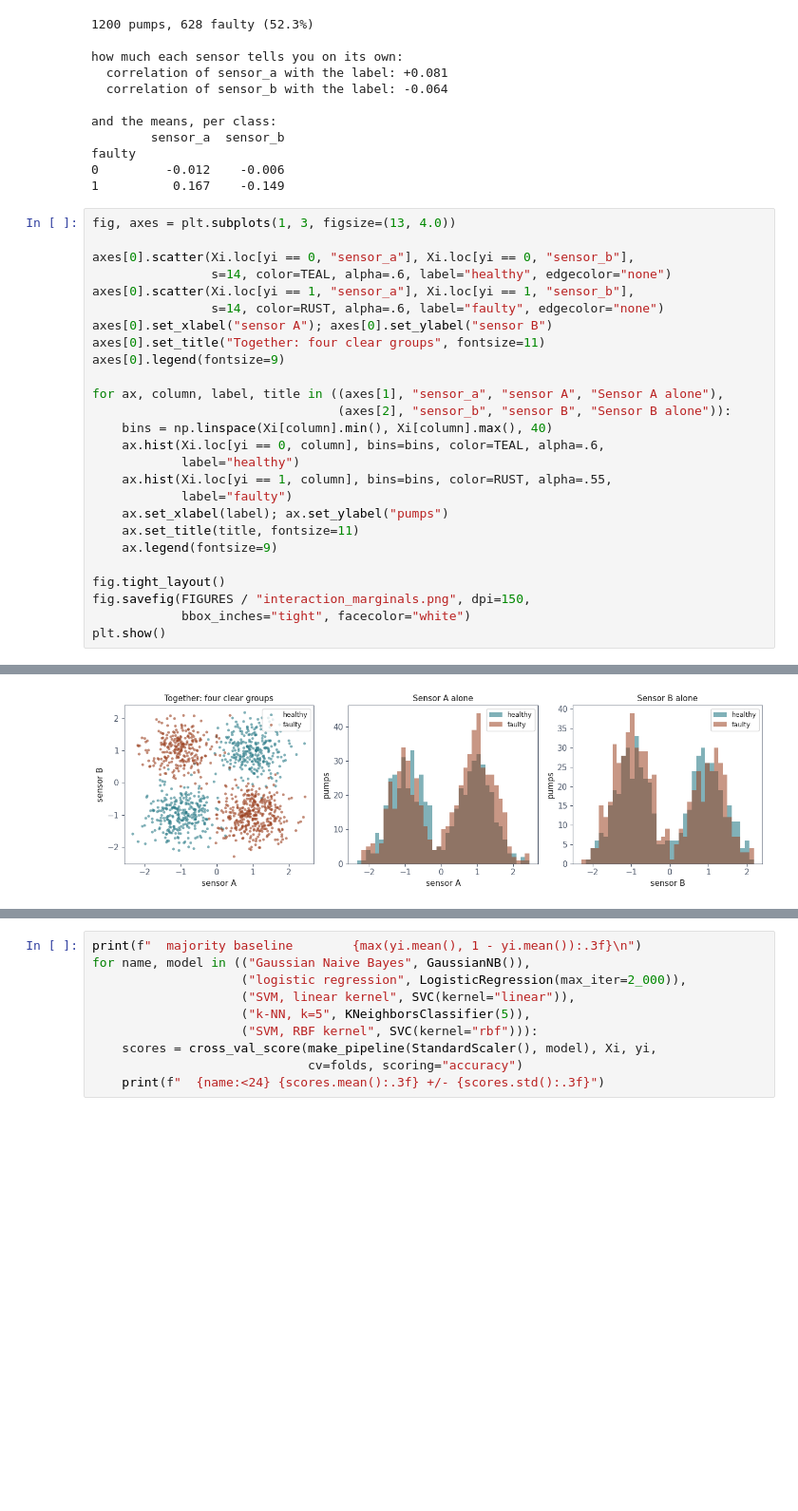
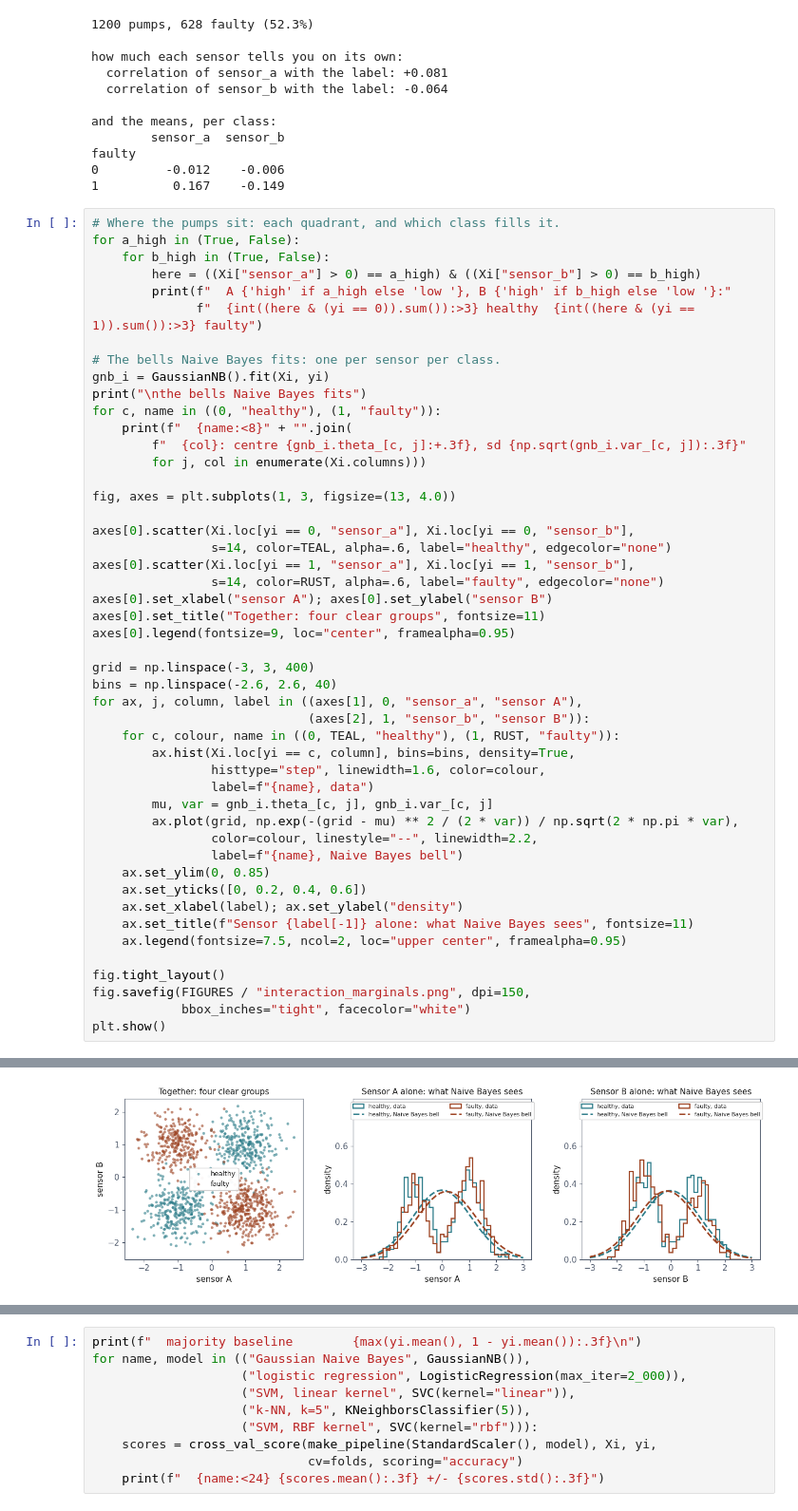
Before and after one commit to fabioantonini/technologies-for-artificial-intelligence, a Jupyter notebook: Lessons/06_knn_naive_bayes_svm/Notebooks/02_naive_bayes.ipynb, the cells around one changed output, grey strips where cells are left out. Shown at 95% size. Saved outputs shown, nothing was run; the diff lists cells and outputs as text; blank space fills up the shorter version.

```diff
--- a/Lessons/06_knn_naive_bayes_svm/Notebooks/02_naive_bayes.ipynb
+++ b/Lessons/06_knn_naive_bayes_svm/Notebooks/02_naive_bayes.ipynb
@@ -316,6 +316,21 @@ faulty
 0         -0.012    -0.006
 1          0.167    -0.149
 # %%
+# Where the pumps sit: each quadrant, and which class fills it.
+for a_high in (True, False):
+    for b_high in (True, False):
+        here = ((Xi["sensor_a"] > 0) == a_high) & ((Xi["sensor_b"] > 0) == b_high)
+        print(f"  A {'high' if a_high else 'low '}, B {'high' if b_high else 'low '}:"
+              f"  {int((here & (yi == 0)).sum()):>3} healthy  {int((here & (yi == 1)).sum()):>3} faulty")
+
+# The bells Naive Bayes fits: one per sensor per class.
+gnb_i = GaussianNB().fit(Xi, yi)
+print("\nthe bells Naive Bayes fits")
+for c, name in ((0, "healthy"), (1, "faulty")):
+    print(f"  {name:<8}" + "".join(
+        f"  {col}: centre {gnb_i.theta_[c, j]:+.3f}, sd {np.sqrt(gnb_i.var_[c, j]):.3f}"
+        for j, col in enumerate(Xi.columns)))
+
 fig, axes = plt.subplots(1, 3, figsize=(13, 4.0))
 
 axes[0].scatter(Xi.loc[yi == 0, "sensor_a"], Xi.loc[yi == 0, "sensor_b"],
@@ -324,18 +339,25 @@ axes[0].scatter(Xi.loc[yi == 1, "sensor_a"], Xi.loc[yi == 1, "sensor_b"],
                 s=14, color=RUST, alpha=.6, label="faulty", edgecolor="none")
 axes[0].set_xlabel("sensor A"); axes[0].set_ylabel("sensor B")
 axes[0].set_title("Together: four clear groups", fontsize=11)
-axes[0].legend(fontsize=9)
+axes[0].legend(fontsize=9, loc="center", framealpha=0.95)
 
-for ax, column, label, title in ((axes[1], "sensor_a", "sensor A", "Sensor A alone"),
-                                 (axes[2], "sensor_b", "sensor B", "Sensor B alone")):
-    bins = np.linspace(Xi[column].min(), Xi[column].max(), 40)
-    ax.hist(Xi.loc[yi == 0, column], bins=bins, color=TEAL, alpha=.6,
-            label="healthy")
-    ax.hist(Xi.loc[yi == 1, column], bins=bins, color=RUST, alpha=.55,
-            label="faulty")
-    ax.set_xlabel(label); ax.set_ylabel("pumps")
-    ax.set_title(title, fontsize=11)
-    ax.legend(fontsize=9)
+grid = np.linspace(-3, 3, 400)
+bins = np.linspace(-2.6, 2.6, 40)
+for ax, j, column, label in ((axes[1], 0, "sensor_a", "sensor A"),
+                             (axes[2], 1, "sensor_b", "sensor B")):
+    for c, colour, name in ((0, TEAL, "healthy"), (1, RUST, "faulty")):
+        ax.hist(Xi.loc[yi == c, column], bins=bins, density=True,
+                histtype="step", linewidth=1.6, color=colour,
+                label=f"{name}, data")
+        mu, var = gnb_i.theta_[c, j], gnb_i.var_[c, j]
+        ax.plot(grid, np.exp(-(grid - mu) ** 2 / (2 * var)) / np.sqrt(2 * np.pi * var),
+                color=colour, linestyle="--", linewidth=2.2,
+                label=f"{name}, Naive Bayes bell")
+    ax.set_ylim(0, 0.85)
+    ax.set_yticks([0, 0.2, 0.4, 0.6])
+    ax.set_xlabel(label); ax.set_ylabel("density")
+    ax.set_title(f"Sensor {label[-1]} alone: what Naive Bayes sees", fontsize=11)
+    ax.legend(fontsize=7.5, ncol=2, loc="upper center", framealpha=0.95)
 
 fig.tight_layout()
 fig.savefig(FIGURES / "interaction_marginals.png", dpi=150,
@@ -345,2 +375,2 @@ plt.show()
-[figure, old version]
+[figure, new version]
 # %% [markdown]
```
Also changed, not shown: parts of 2 cells of this notebook, 7 other files.
